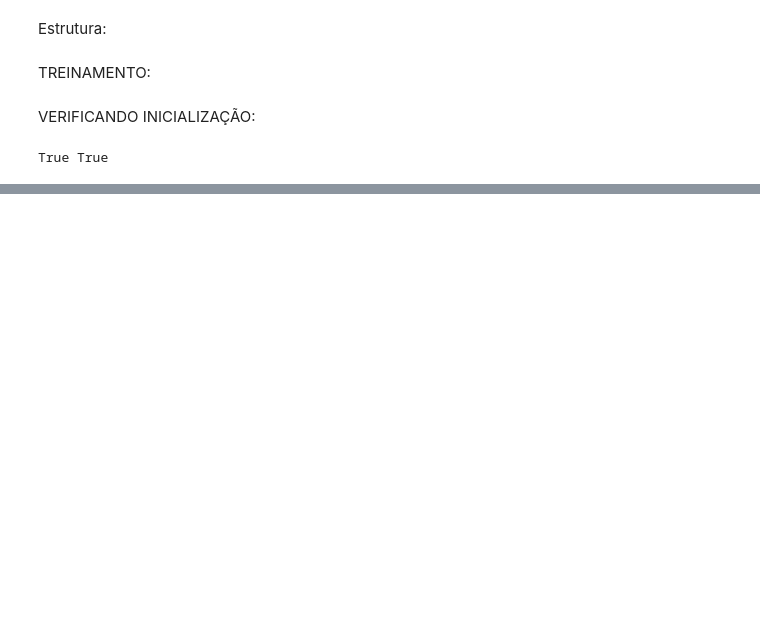
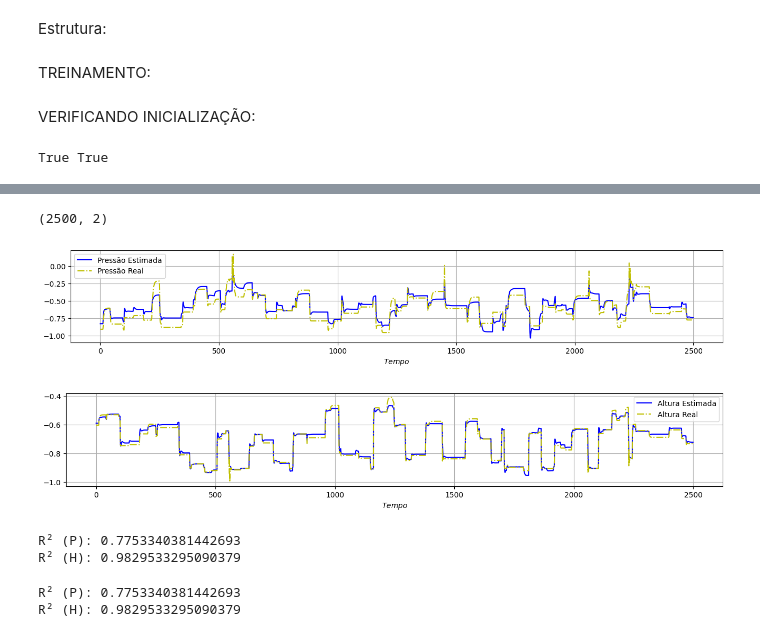
Before and after one commit to ChristianAllan/Echo-State-Network, a Jupyter notebook: ESN_Learning/Teste_2_BCS/BCS_ESN_2.ipynb, the cells around one changed output, grey strips where cells are left out. Cells and saved outputs as stored; diff of their text form; code cells hidden in the pictures; blank space fills up the shorter version.

```diff
--- a/ESN_Learning/Teste_2_BCS/BCS_ESN_2.ipynb
+++ b/ESN_Learning/Teste_2_BCS/BCS_ESN_2.ipynb
@@ -258,0 +230,44 @@ Y_pred = scaler_out.inverse_transform(Y_pred_norm)
+# %%
+Y_pred = BCS_model.run(X_valid)
+print(Y_pred.shape)
+
+plt.figure(figsize=(16,5))
+plt.subplot(2, 1, 1)
+plt.title("")
+plt.xlabel("$Tempo$")
+plt.plot(Y_pred[:,0], label="Pressão Estimada", color="blue", linestyle="-")
+plt.plot(Y_valid[:,0], label="Pressão Real", color="y", linestyle="-.")
+plt.grid()
+plt.legend()
+plt.show()
+
+plt.figure(figsize=(16,5))
+plt.subplot(2, 1, 2)
+plt.title("")
+plt.xlabel("$Tempo$")
+plt.plot(Y_pred[:,1], label="Altura Estimada", color="blue", linestyle="-")
+plt.plot(Y_valid[:,1], label="Altura Real", color="y", linestyle="-.")
+plt.grid()
+plt.legend()
+plt.show()
+
+R2_p = r2_score(Y_valid[:,0], Y_pred[:,0])
+R2_h = r2_score(Y_valid[:,1], Y_pred[:,1])
+print(f"R² (P): {R2_p}")
+print(f"R² (H): {R2_h}")
+# %% [output]
+(2500, 2)
+[figure, added]
+[figure, added]
+R² (P): 0.7753340381442693
+R² (H): 0.9829533295090379
+# %%
+Y_pred = scaler_out.inverse_transform(Y_pred)
+Y_valid = scaler_out.inverse_transform(Y_valid)
+R2_p = r2_score(Y_valid[:,0], Y_pred[:,0])
+R2_h = r2_score(Y_valid[:,1], Y_pred[:,1])
+print(f"R² (P): {R2_p}")
+print(f"R² (H): {R2_h}")
+# %% [output]
+R² (P): 0.7753340381442693
+R² (H): 0.9829533295090379
```
Also changed, not shown: parts of 15 cells of this notebook, 1 other file.
